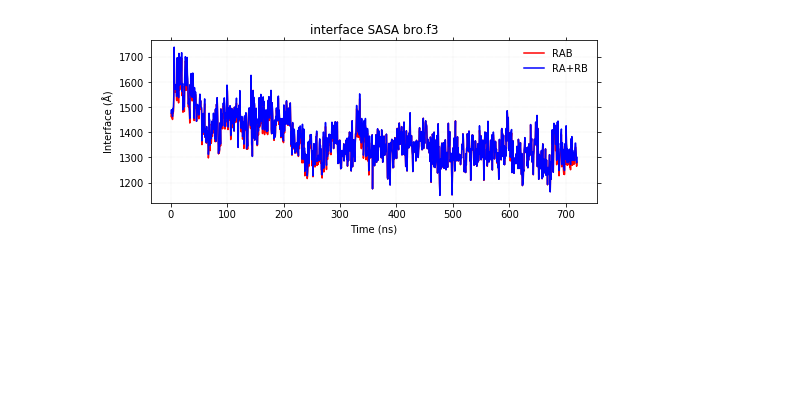
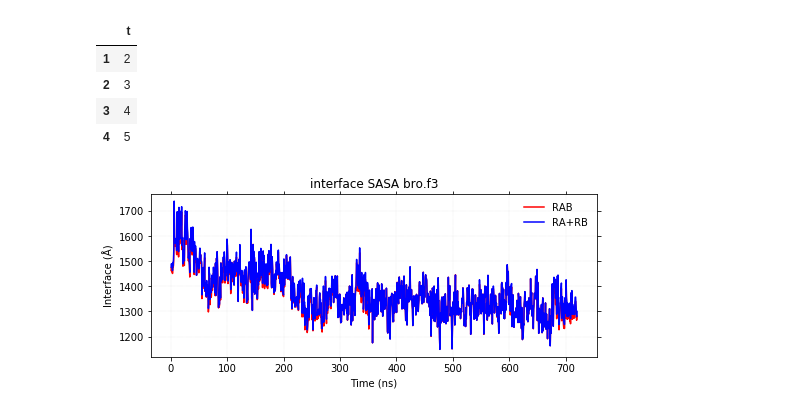
Before and after one commit to brucekhlee/ace, a Jupyter notebook: tutorial/dx_g_cpx/check_interface_v2.ipynb, the cells around one changed output. Drawn from its saved outputs; the diff is of its cells as text; code cells hidden in the pictures; blank space fills up the shorter version.

Commit message:
added read dataframe angles

```diff
--- a/tutorial/dx_g_cpx/check_interface_v2.ipynb
+++ b/tutorial/dx_g_cpx/check_interface_v2.ipynb
@@ -190,3 +158,13 @@ df
+# %%
+d = {"t": [1,2,3,4,5]}
+temp = pd.DataFrame(d)
+temp.iloc[temp[temp["t"]>=2].index]
+# %% [output]
+|  | t |
+| 1 | 2 |
+| 2 | 3 |
+| 3 | 4 |
+| 4 | 5 |
 # %%
 sel_job = "d2gi_bro.f3"
 df2 =
```
Also changed, not shown: parts of 3 cells of this notebook.
